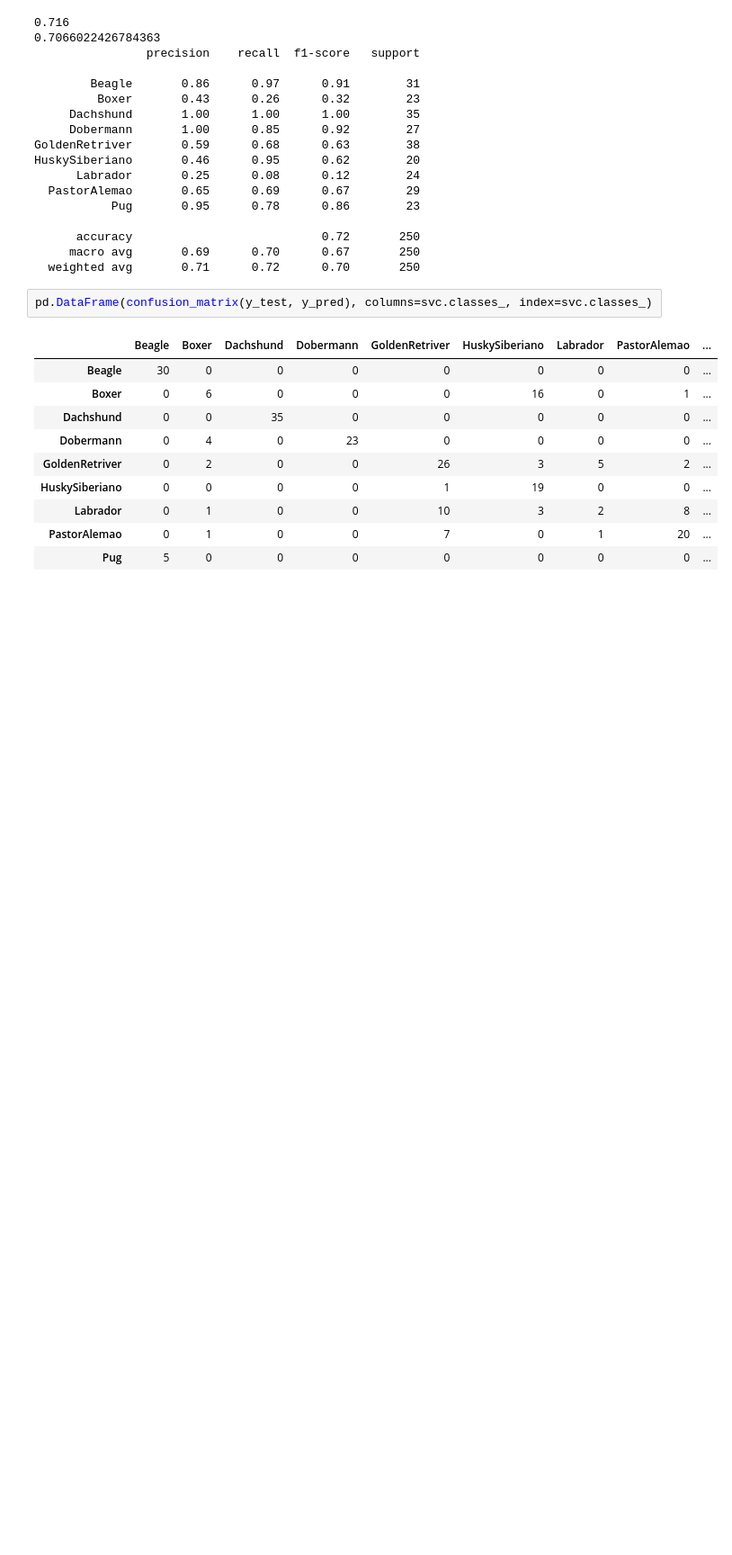
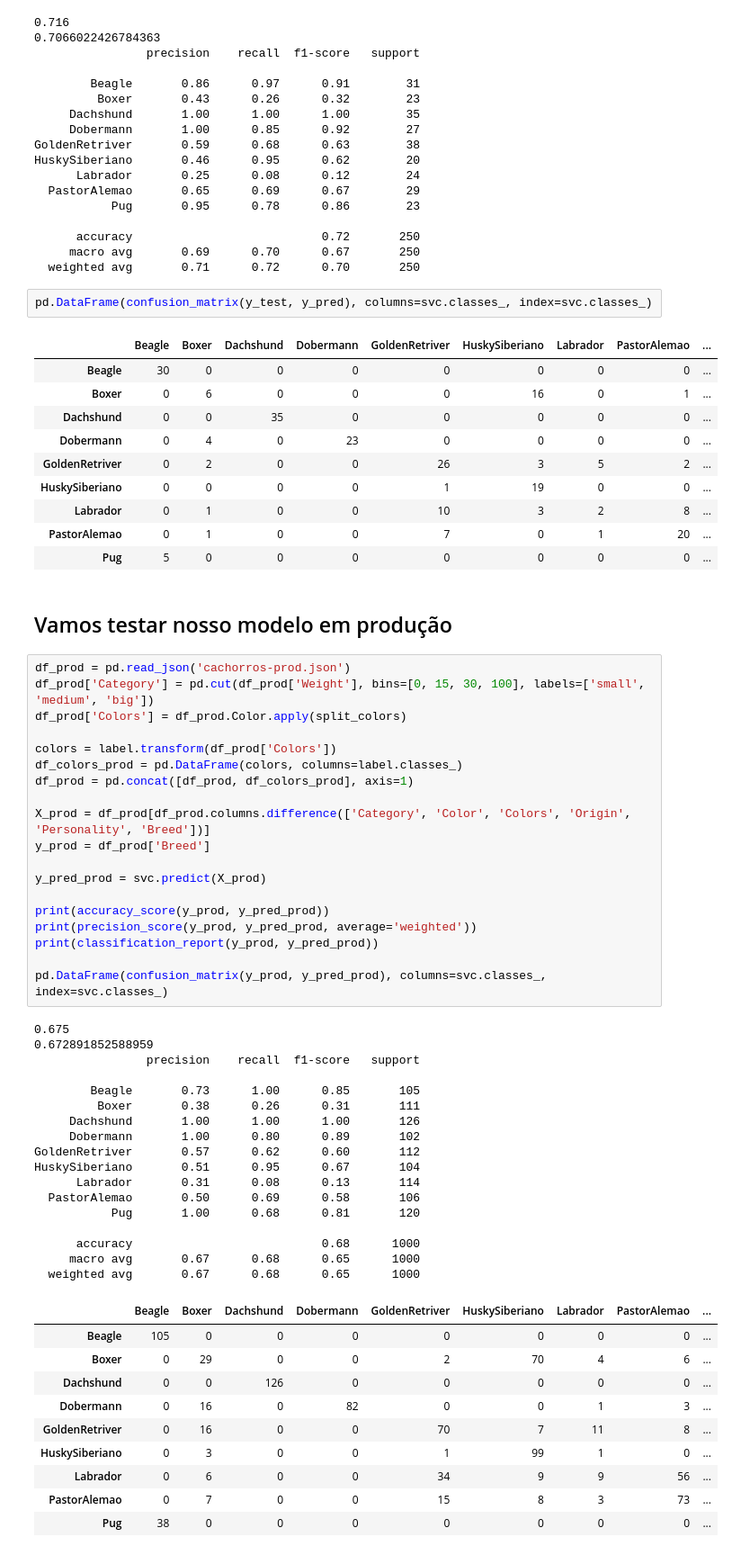
Before and after one commit to Angelicogfa/AnaliseCachorros, a Jupyter notebook: AnaliseCachorros.ipynb, the cells around one changed output. Shown at 90% size. Drawn from its saved outputs; the diff is of its cells as text; blank space fills up the shorter version.

Commit message:
Inclusão de analise de dados em produção

```diff
--- a/AnaliseCachorros.ipynb
+++ b/AnaliseCachorros.ipynb
@@ -495,3 +495,52 @@ pd.DataFrame(confusion_matrix(y_test, y_pred), columns=svc.classes_, index=svc.c
 | Labrador | 0 | 1 | 0 | 0 | 10 | 3 | 2 | 8 | ... |
 | PastorAlemao | 0 | 1 | 0 | 0 | 7 | 0 | 1 | 20 | ... |
 | Pug | 5 | 0 | 0 | 0 | 0 | 0 | 0 | 0 | ... |
+# %% [markdown]
+## Vamos testar nosso modelo em produção
+# %%
+df_prod = pd.read_json('cachorros-prod.json')
+df_prod['Category'] = pd.cut(df_prod['Weight'], bins=[0, 15, 30, 100], labels=['small', 'medium', 'big'])
+df_prod['Colors'] = df_prod.Color.apply(split_colors)
+
+colors = label.transform(df_prod['Colors'])
+df_colors_prod = pd.DataFrame(colors, columns=label.classes_)
+df_prod = pd.concat([df_prod, df_colors_prod], axis=1)
+
+X_prod = df_prod[df_prod.columns.difference(['Category', 'Color', 'Colors', 'Origin', 'Personality', 'Breed'])]
+y_prod = df_prod['Breed']
+
+y_pred_prod = svc.predict(X_prod)
+
+print(accuracy_score(y_prod, y_pred_prod))
+print(precision_score(y_prod, y_pred_prod, average='weighted'))
+print(classification_report(y_prod, y_pred_prod))
+
+pd.DataFrame(confusion_matrix(y_prod, y_pred_prod), columns=svc.classes_, index=svc.classes_)
+# %% [output]
+0.675
+0.672891852588959
+                precision    recall  f1-score   support
+
+        Beagle       0.73      1.00      0.85       105
+         Boxer       0.38      0.26      0.31       111
+     Dachshund       1.00      1.00      1.00       126
+     Dobermann       1.00      0.80      0.89       102
+GoldenRetriver       0.57      0.62      0.60       112
+HuskySiberiano       0.51      0.95      0.67       104
+      Labrador       0.31      0.08      0.13       114
+  PastorAlemao       0.50      0.69      0.58       106
+           Pug       1.00      0.68      0.81       120
+
+      accuracy                           0.68      1000
+     macro avg       0.67      0.68      0.65      1000
+  weighted avg       0.67      0.68      0.65      1000
+|  | Beagle | Boxer | Dachshund | Dobermann | GoldenRetriver | HuskySiberiano | Labrador | PastorAlemao | ... |
+| Beagle | 105 | 0 | 0 | 0 | 0 | 0 | 0 | 0 | ... |
+| Boxer | 0 | 29 | 0 | 0 | 2 | 70 | 4 | 6 | ... |
+| Dachshund | 0 | 0 | 126 | 0 | 0 | 0 | 0 | 0 | ... |
+| Dobermann | 0 | 16 | 0 | 82 | 0 | 0 | 1 | 3 | ... |
+| GoldenRetriver | 0 | 16 | 0 | 0 | 70 | 7 | 11 | 8 | ... |
+| HuskySiberiano | 0 | 3 | 0 | 0 | 1 | 99 | 1 | 0 | ... |
+| Labrador | 0 | 6 | 0 | 0 | 34 | 9 | 9 | 56 | ... |
+| PastorAlemao | 0 | 7 | 0 | 0 | 15 | 8 | 3 | 73 | ... |
+| Pug | 38 | 0 | 0 | 0 | 0 | 0 | 0 | 0 | ... |
```
Also changed, not shown: parts of 7 cells of this notebook, 1 other file.
